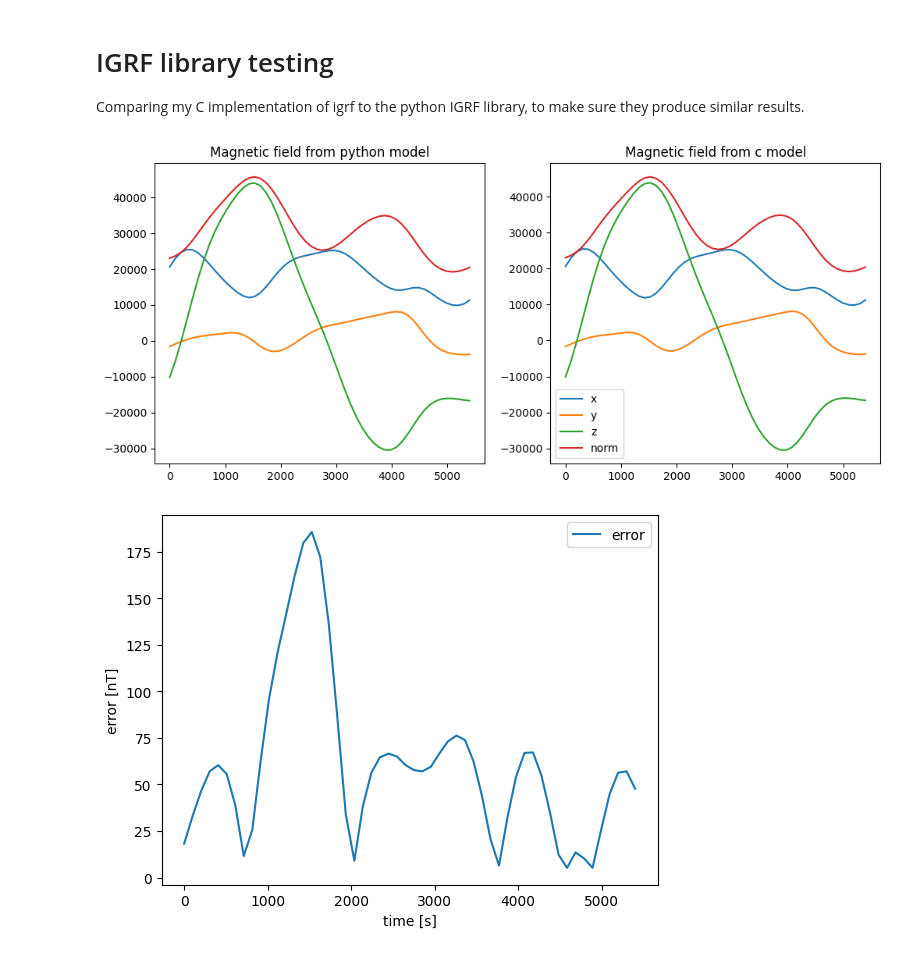
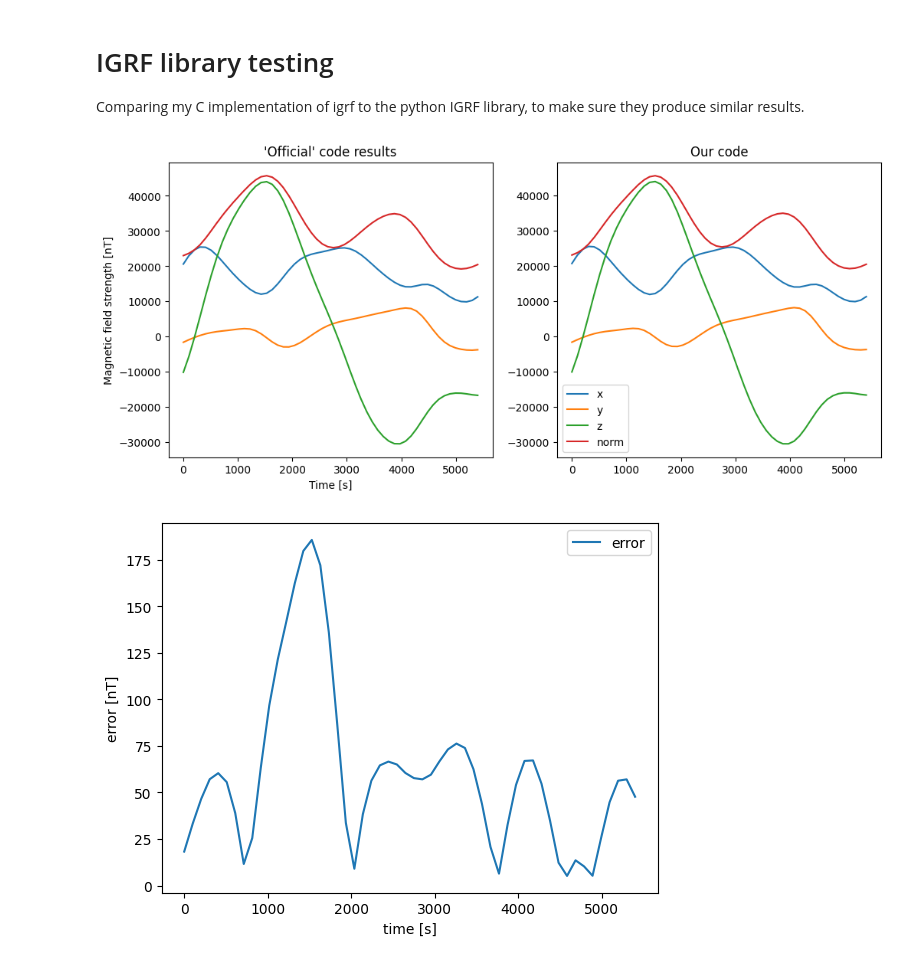
Before and after one commit to sondrp/ADCS-detumble-simulation, a Jupyter notebook: igrf_test.ipynb, the cells around one changed output. Saved outputs shown, nothing was run; the diff lists cells and outputs as text; code cells hidden in the pictures.

```diff
--- a/igrf_test.ipynb
+++ b/igrf_test.ipynb
@@ -78,28 +78,30 @@ for i, t in enumerate(tout):
 # %%
 import matplotlib.pyplot as plt
 
 
 fig, axs = plt.subplots(1, 2, figsize=(12, 5))
 ax1, ax2 = axs[0:2]
 
 mag_python_norm = [np.linalg.norm(v) for v in mag_python]
 ax1.plot(tout, mag_python[:, 0], label="x")
 ax1.plot(tout, mag_python[:, 1], label="y")
 ax1.plot(tout, mag_python[:, 2], label="z")
 ax1.plot(tout, mag_python_norm, label="norm")
-ax1.set_title("Magnetic field from python model")
+ax1.set_ylabel("Magnetic field strength [nT]")
+ax1.set_xlabel("Time [s]")
+ax1.set_title("'Official' code results")
 
 mag_c_norm = [np.linalg.norm(v) for v in mag_c]
 ax2.plot(tout, mag_c[:, 0], label="x")
 ax2.plot(tout, mag_c[:, 1], label="y")
 ax2.plot(tout, mag_c[:, 2], label="z")
 ax2.plot(tout, mag_c_norm, label="norm")
-ax2.set_title("Magnetic field from c model")
+ax2.set_title("Our code")
 
 plt.legend()
 plt.show()
 # %% [output]
-[figure, old version]
+[figure, new version]
 # %%
 diff = []
 for i in range(len(tout)):
```
Also changed, not shown: 3 other files.
